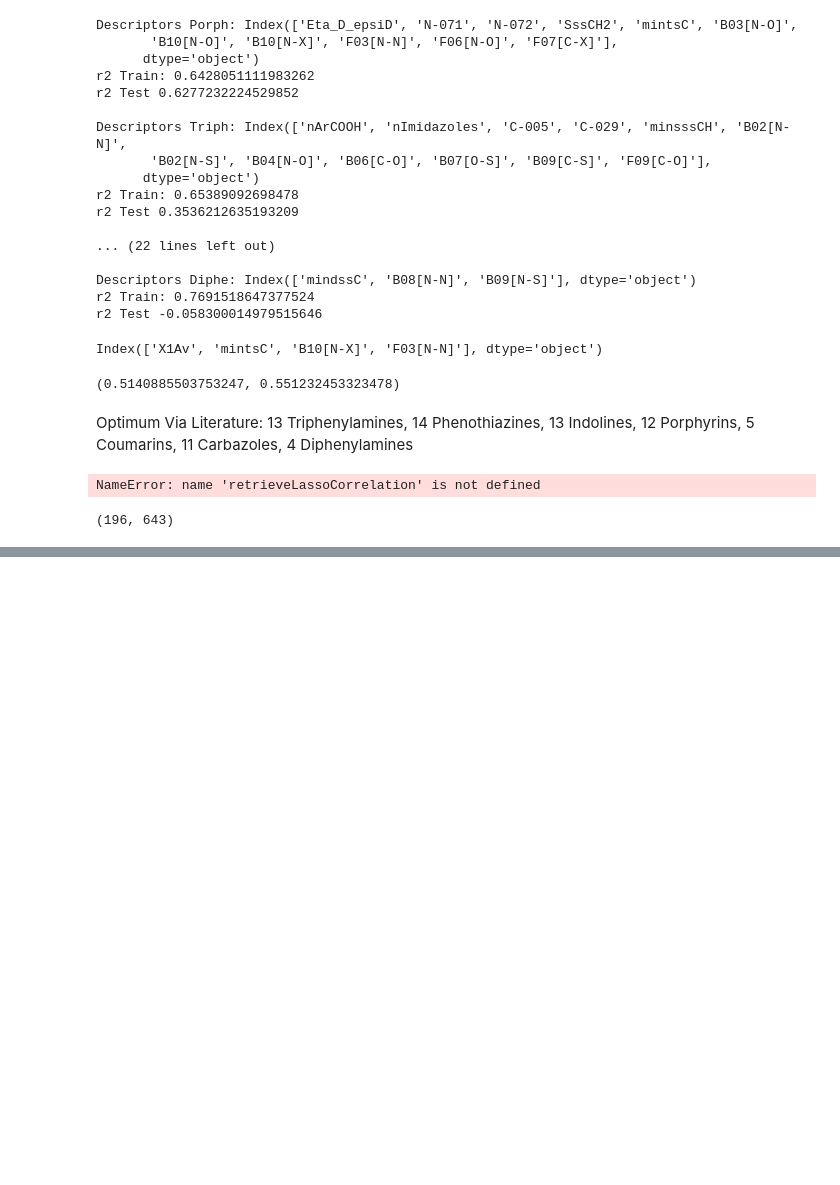
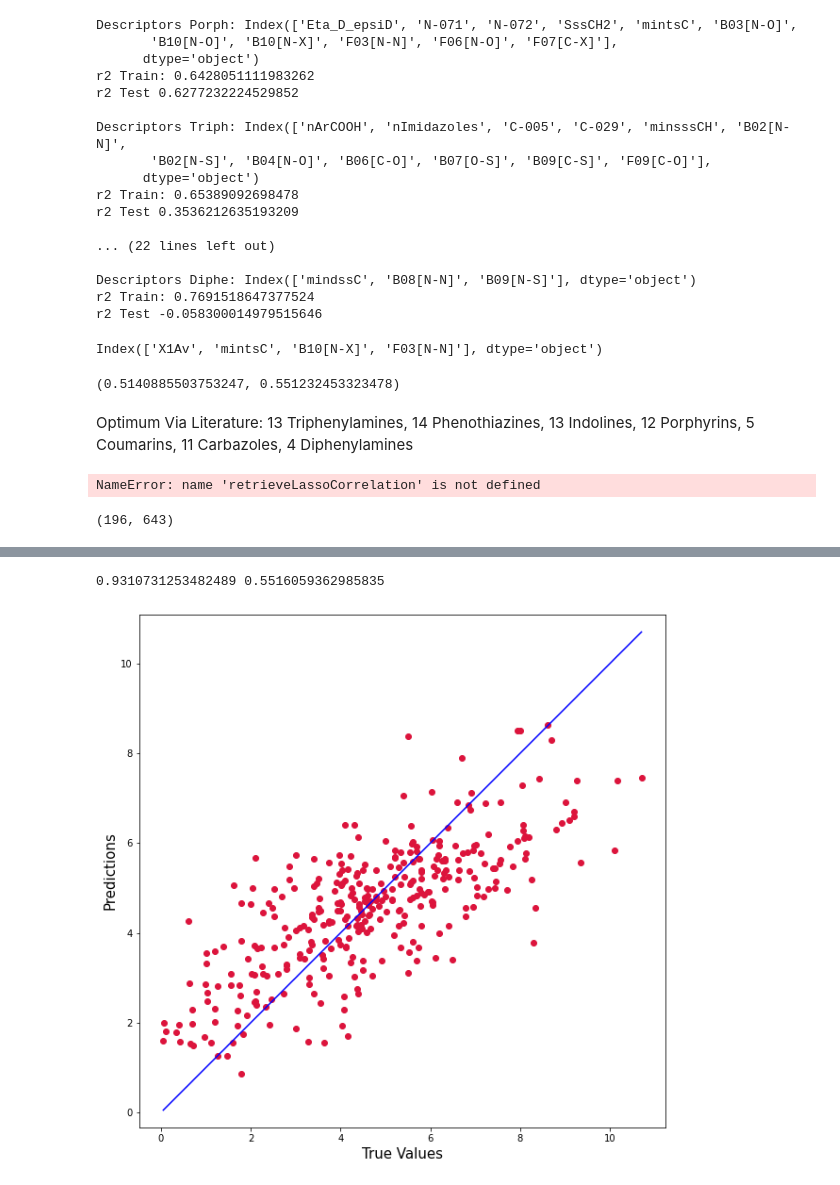
Before and after one commit to PaulC61/Cheminformatics, a Jupyter notebook: InternshipM2_BIU/WorkingEnvironment/Phase2/plsPaperTrimmed.ipynb, the cells around one changed output, grey strips where cells are left out. Drawn from its saved outputs; the diff is of its cells as text; code cells hidden in the pictures; blank space fills up the shorter version.

```diff
--- a/InternshipM2_BIU/WorkingEnvironment/Phase2/plsPaperTrimmed.ipynb
+++ b/InternshipM2_BIU/WorkingEnvironment/Phase2/plsPaperTrimmed.ipynb
@@ -453,0 +489,18 @@ Comparing to Literature PLS --> Training: 0.88, Test: 0.85
+# %%
+print(r2_train_global, r2_test_global)
+
+plt.figure(figsize=(10,10))
+plt.scatter(global_Y_test, predict_test_global, c='crimson')
+# plt.yscale('log')
+# plt.xscale('log')
+
+p1 = max(max(predict_test_global), max(global_Y_test))
+p2 = min(min(predict_test_global), min(global_Y_test))
+plt.plot([p1, p2], [p1, p2], 'b-')
+plt.xlabel('True Values', fontsize=15)
+plt.ylabel('Predictions', fontsize=15)
+plt.axis('equal')
+plt.show()
+# %% [output]
+0.9310731253482489 0.5516059362985835
+[figure, added]
```
Also changed, not shown: parts of 21 cells of this notebook, 2 other files.
